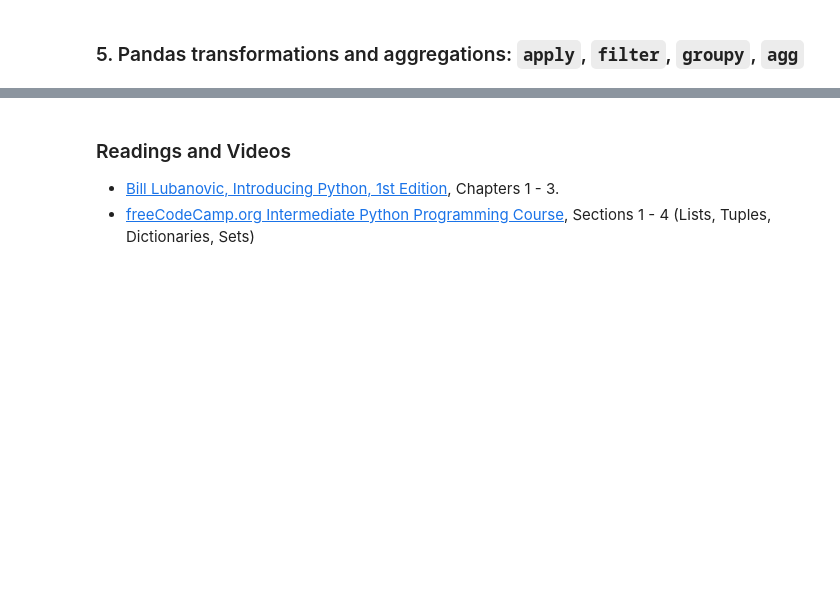
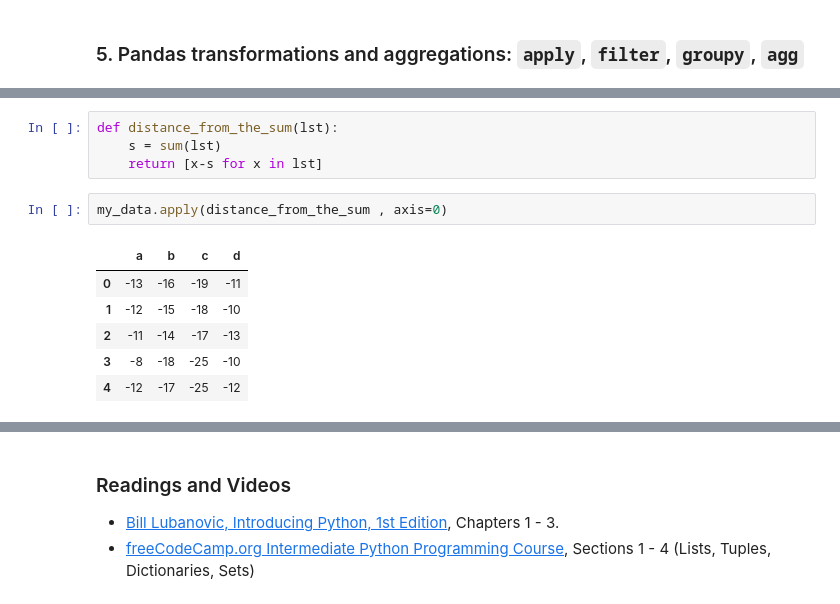
Before and after one commit to datakolektiv/dss03python2023, a Jupyter notebook: session03/dss03_py_session03.ipynb, the cells around one changed output, grey strips where cells are left out. Saved outputs shown, nothing was run; the diff lists cells and outputs as text; blank space fills up the shorter version.

```diff
--- a/session03/dss03_py_session03.ipynb
+++ b/session03/dss03_py_session03.ipynb
@@ -886,0 +931,13 @@ os.listdir(data_dir)
+# %%
+def distance_from_the_sum(lst):
+    s = sum(lst)
+    return [x-s for x in lst]
+# %%
+my_data.apply(distance_from_the_sum , axis=0)
+# %% [output]
+|  | a | b | c | d |
+| 0 | -13 | -16 | -19 | -11 |
+| 1 | -12 | -15 | -18 | -10 |
+| 2 | -11 | -14 | -17 | -13 |
+| 3 | -8 | -18 | -25 | -10 |
+| 4 | -12 | -17 | -25 | -12 |
```
Also changed, not shown: parts of 45 cells of this notebook, 1 other file.
